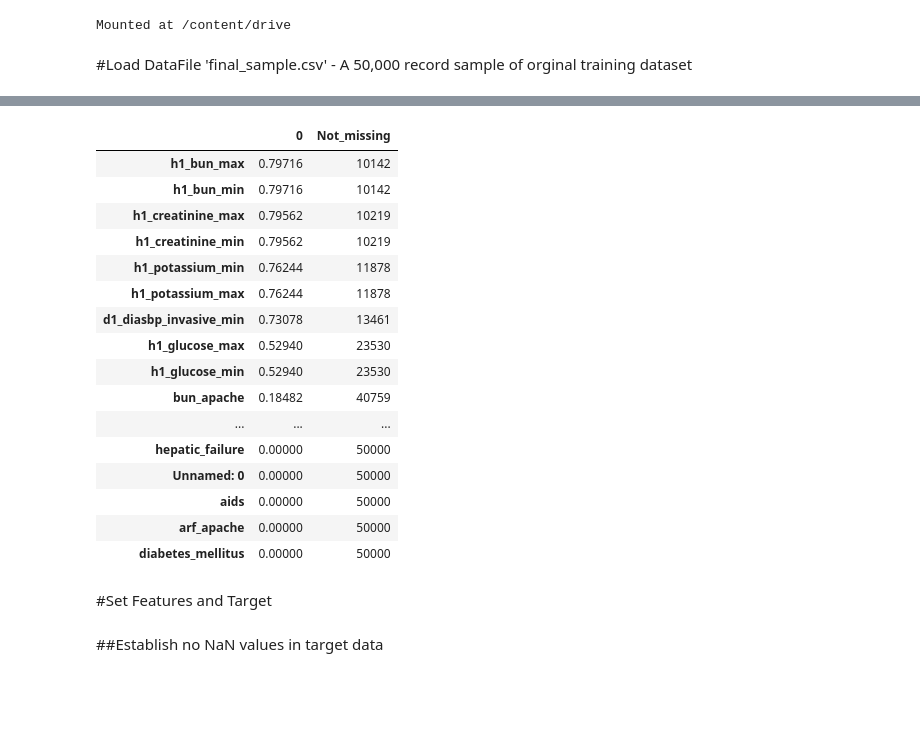
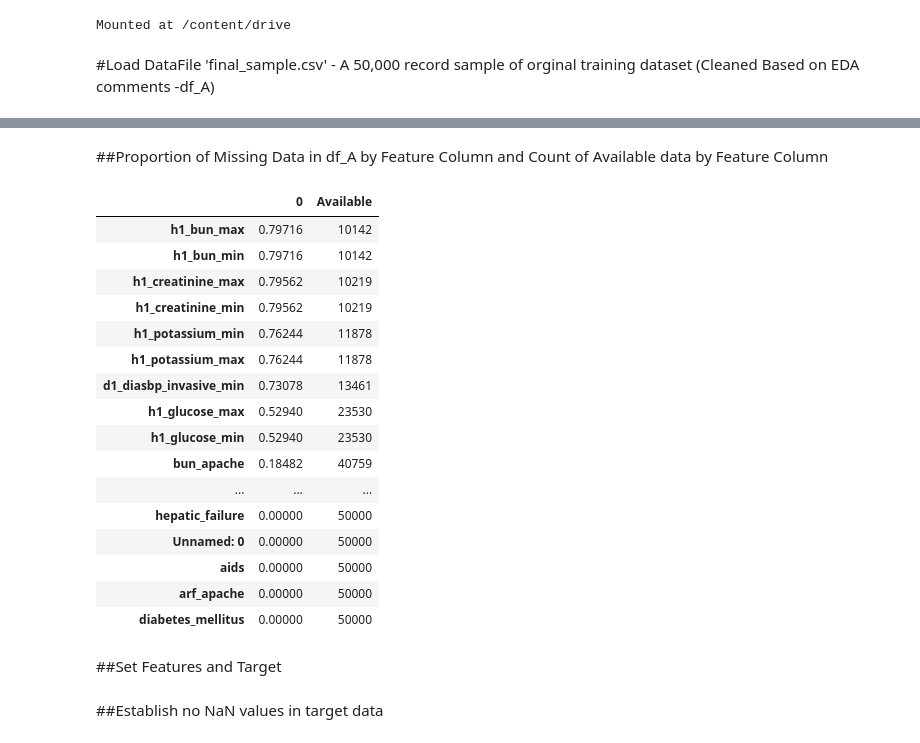
Before and after one commit to K-Hebel/WiDS_Chi, a Jupyter notebook: Model_WiDS.ipynb, the cells around one changed output, grey strips where cells are left out. Saved outputs shown, nothing was run; the diff lists cells and outputs as text; code cells hidden in the pictures; blank space fills up the shorter version.

Commit message:
UPDATE:add second sample for cleaning

```diff
--- a/Model_WiDS.ipynb
+++ b/Model_WiDS.ipynb
@@ -20,5 +21,5 @@ from sklearn.model_selection import train_test_split
 # %% [markdown]
-#Load DataFile 'final_sample.csv' - A 50,000 record sample of orginal training dataset
+#Load DataFile 'final_sample.csv' - A 50,000 record sample of orginal training dataset (Cleaned Based on EDA comments -df_A)
 # %%
-df=pd.read_csv('/content/drive/My Drive/final_sample.csv')
+df_A=pd.read_csv('/content/drive/My Drive/final_sample.csv')
 # %%
@@ -33,12 +34,14 @@ df.describe()
 | 50% | 64325.50000 | 0.730337 | 0.258489 | 0.298507 | 0.000000 | 0.130081 | 0.068934 | 0.219761 | ... |
 | 75% | 96233.75000 | 0.842697 | 0.363143 | 0.416554 | 0.000000 | 0.252033 | 0.128676 | 0.343041 | ... |
 | max | 130155.00000 | 1.000000 | 1.000000 | 1.000000 | 1.000000 | 1.000000 | 1.000000 | 1.000000 | ... |
+# %% [markdown]
+##Proportion of Missing Data in df_A by Feature Column and Count of Available data by Feature Column
 # %%
-missing_data= pd.DataFrame(df.isna().sum()/df['diabetes_mellitus'].count())
-missing_data['Not_missing']= df.notna().sum()
+missing_data= pd.DataFrame(df_A.isna().sum()/df_A['diabetes_mellitus'].count())
+missing_data['Available']= df_A.notna().sum()
 missing_data.sort_values(0,ascending=False)
 # %% [output]
-|  | 0 | Not_missing |
+|  | 0 | Available |
 | h1_bun_max | 0.79716 | 10142 |
 | h1_bun_min | 0.79716 | 10142 |
 | h1_creatinine_max | 0.79562 | 10219 |
@@ -56,5 +59,5 @@ missing_data.sort_values(0,ascending=False)
 | arf_apache | 0.00000 | 50000 |
 | diabetes_mellitus | 0.00000 | 50000 |
 # %% [markdown]
-#Set Features and Target
+##Set Features and Target
 # %%
```
Also changed, not shown: parts of 25 cells of this notebook.
